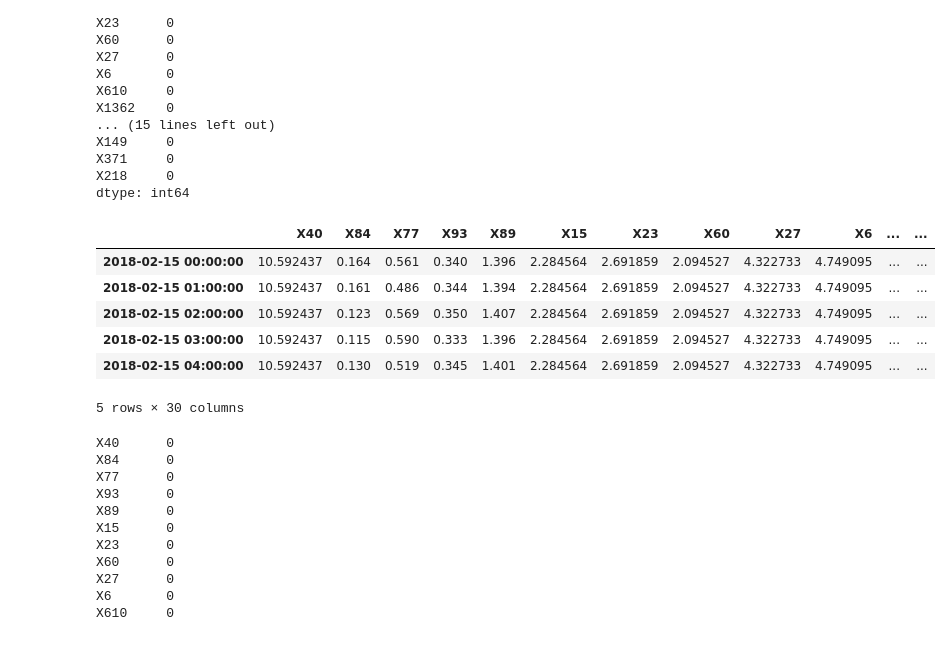
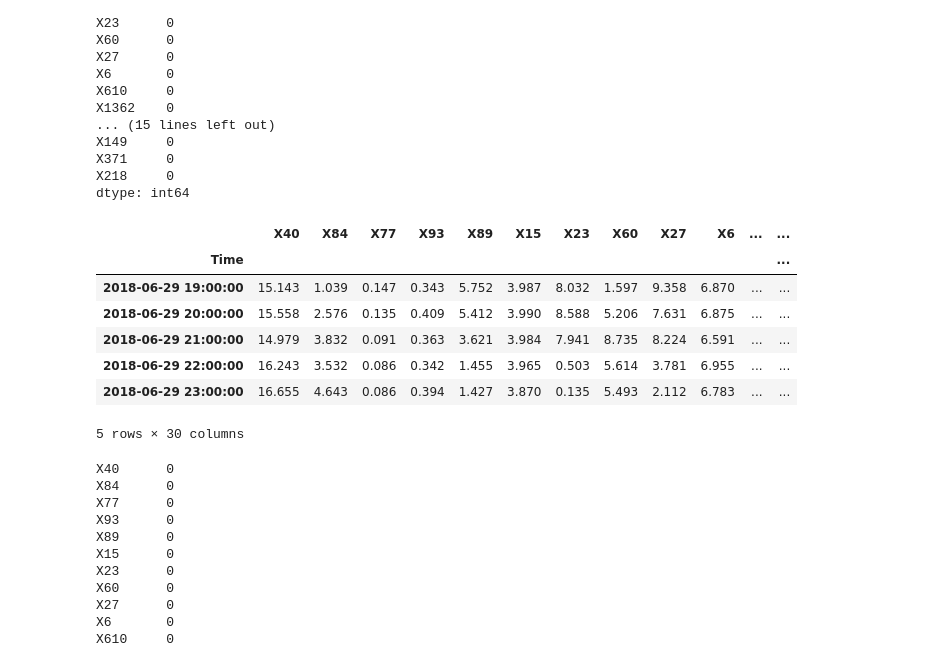
Before and after one commit to yagippi27/DACON_CONTEST_2019, a Jupyter notebook: SOOMIN/0__. Presentation용 작업.ipynb, the cells around one changed output. Saved outputs shown, nothing was run; the diff lists cells and outputs as text; code cells hidden in the pictures.

```diff
--- a/SOOMIN/0__. Presentation용 작업.ipynb
+++ b/SOOMIN/0__. Presentation용 작업.ipynb
@@ -307,15 +344,16 @@ X371     0
 X218     0
 dtype: int64
 # %%
-train = train_data.loc[:'2018-06-20 23:00:00', :]
-train.head()
+train = train_data.loc[:'2018-06-29 23:00:00', :]
+train.tail()
 # %% [output]
 |  | X40 | X84 | X77 | X93 | X89 | X15 | X23 | X60 | X27 | X6 | ... | ... |
-| 2018-02-15 00:00:00 | 10.592437 | 0.164 | 0.561 | 0.340 | 1.396 | 2.284564 | 2.691859 | 2.094527 | 4.322733 | 4.749095 | ... | ... |
-| 2018-02-15 01:00:00 | 10.592437 | 0.161 | 0.486 | 0.344 | 1.394 | 2.284564 | 2.691859 | 2.094527 | 4.322733 | 4.749095 | ... | ... |
-| 2018-02-15 02:00:00 | 10.592437 | 0.123 | 0.569 | 0.350 | 1.407 | 2.284564 | 2.691859 | 2.094527 | 4.322733 | 4.749095 | ... | ... |
-| 2018-02-15 03:00:00 | 10.592437 | 0.115 | 0.590 | 0.333 | 1.396 | 2.284564 | 2.691859 | 2.094527 | 4.322733 | 4.749095 | ... | ... |
-| 2018-02-15 04:00:00 | 10.592437 | 0.130 | 0.519 | 0.345 | 1.401 | 2.284564 | 2.691859 | 2.094527 | 4.322733 | 4.749095 | ... | ... |
+| Time |  |  |  |  |  |  |  |  |  |  |  | ... |
+| 2018-06-29 19:00:00 | 15.143 | 1.039 | 0.147 | 0.343 | 5.752 | 3.987 | 8.032 | 1.597 | 9.358 | 6.870 | ... | ... |
+| 2018-06-29 20:00:00 | 15.558 | 2.576 | 0.135 | 0.409 | 5.412 | 3.990 | 8.588 | 5.206 | 7.631 | 6.875 | ... | ... |
+| 2018-06-29 21:00:00 | 14.979 | 3.832 | 0.091 | 0.363 | 3.621 | 3.984 | 7.941 | 8.735 | 8.224 | 6.591 | ... | ... |
+| 2018-06-29 22:00:00 | 16.243 | 3.532 | 0.086 | 0.342 | 1.455 | 3.965 | 0.503 | 5.614 | 3.781 | 6.955 | ... | ... |
+| 2018-06-29 23:00:00 | 16.655 | 4.643 | 0.086 | 0.394 | 1.427 | 3.870 | 0.135 | 5.493 | 2.112 | 6.783 | ... | ... |
 5 rows × 30 columns
 # %%
 train.isnull().sum()
```
Also changed, not shown: parts of 90 cells of this notebook, 14 other files.
